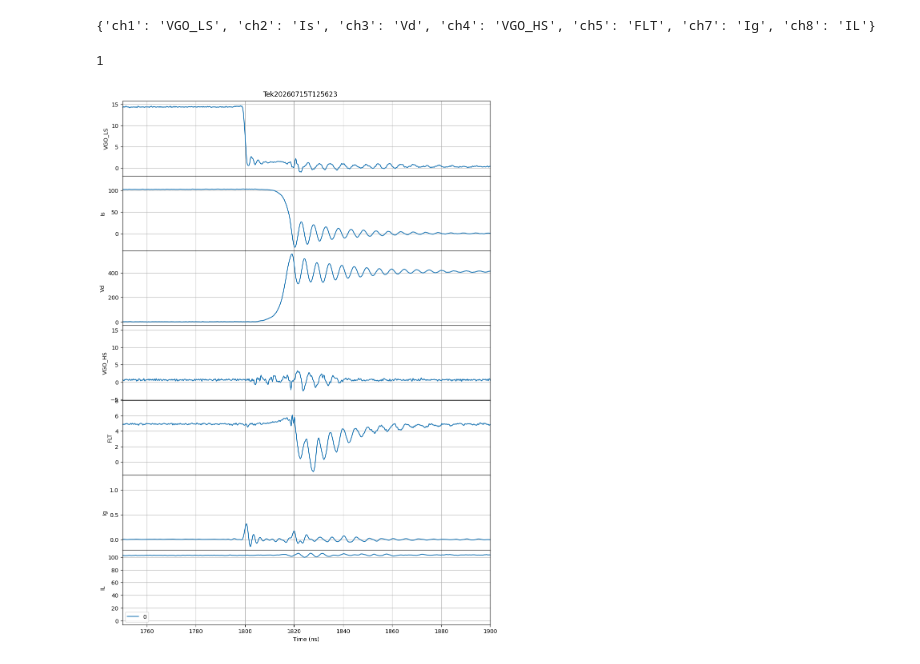
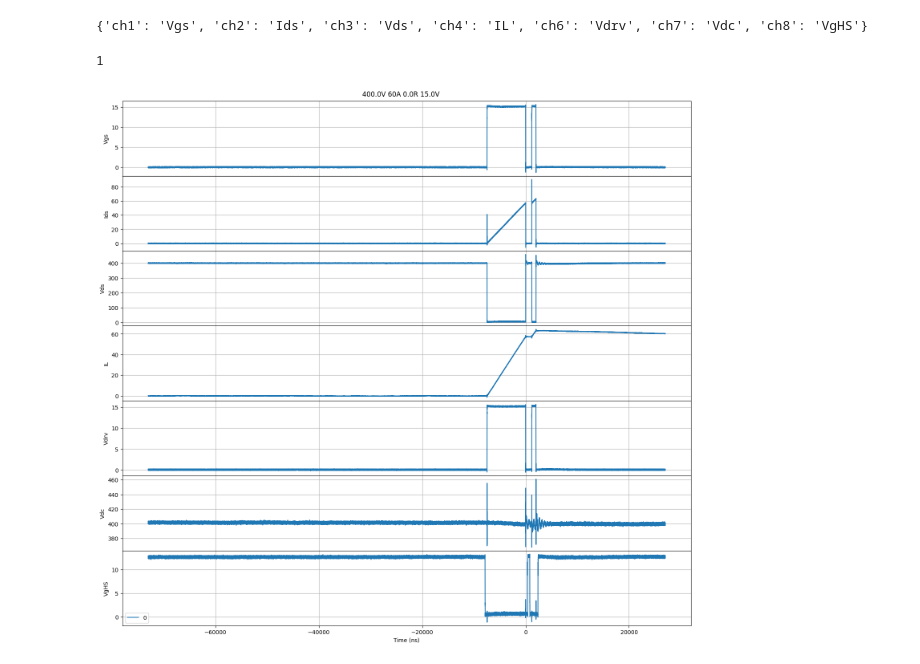
Before and after one commit to End1essNight/DP_Algorithm, a Jupyter notebook: tss_all_channel_plot.ipynb, the cells around one changed output. Drawn from its saved outputs; the diff is of its cells as text; code cells hidden in the pictures.

```diff
--- a/tss_all_channel_plot.ipynb
+++ b/tss_all_channel_plot.ipynb
@@ -9,37 +9,37 @@ def find_file(filename, search_dir):
             return root
     return None
 # %%
-folder = r'Y:\TESTDATA\DP\2026\07\15'
-tss_file = 'Tek20260715T125623.tss'
+folder = r'\\10.44.21.20\cgdshareddrive\!USERS\D. Miller\WP51 SRC Analysis\P42016 KR16'
+tss_file = '400.0V 60A 0.0R 15.0V.tss'
 path = find_file(tss_file, folder)
 tss = TSSFile(path, tss_file, source='Local')
 channel_labels = tss.channel_labels
 num = len(channel_labels.keys())
 print(channel_labels)
 # %% [output]
-{'ch1': 'VGO_LS', 'ch2': 'Is', 'ch3': 'Vd', 'ch4': 'VGO_HS', 'ch5': 'FLT', 'ch7': 'Ig', 'ch8': 'IL'}
+{'ch1': 'Vgs', 'ch2': 'Ids', 'ch3': 'Vds', 'ch4': 'IL', 'ch6': 'Vdrv', 'ch7': 'Vdc', 'ch8': 'VgHS'}
 # %%
-fig, axs = plt.subplots(num, 1, sharex=True, figsize=(10, num*2))
+fig, axs = plt.subplots(num, 1, sharex=True, figsize=(15, num*2))
 fig.suptitle(tss_file[:-4])
 fig.tight_layout()
 fig.subplots_adjust(hspace=0)
 time1 = tss.waveforms[list(channel_labels.keys())[0]].time_for_frame()*1e9
 print(tss.waveforms[list(channel_labels.keys())[0]].frame_count)
 
 for i in [0]:
     index = 0
     for channel in channel_labels.keys():
         values = tss.waveforms[channel].values_for_frame(i)
         axs[index].plot(time1, values, label=i)
         axs[index].set_ylabel(channel_labels[channel])
         axs[index].grid(True)
         index += 1
 
 plt.legend()
 plt.xlabel('Time (ns)')
-plt.xlim([1750, 1900])
+#plt.xlim([-20e3, 3e3])
 plt.legend(loc='best')
 plt.show()
 # %% [output]
 1
-[figure, old version]
+[figure, new version]
```
Also changed, not shown: 11 other files.
